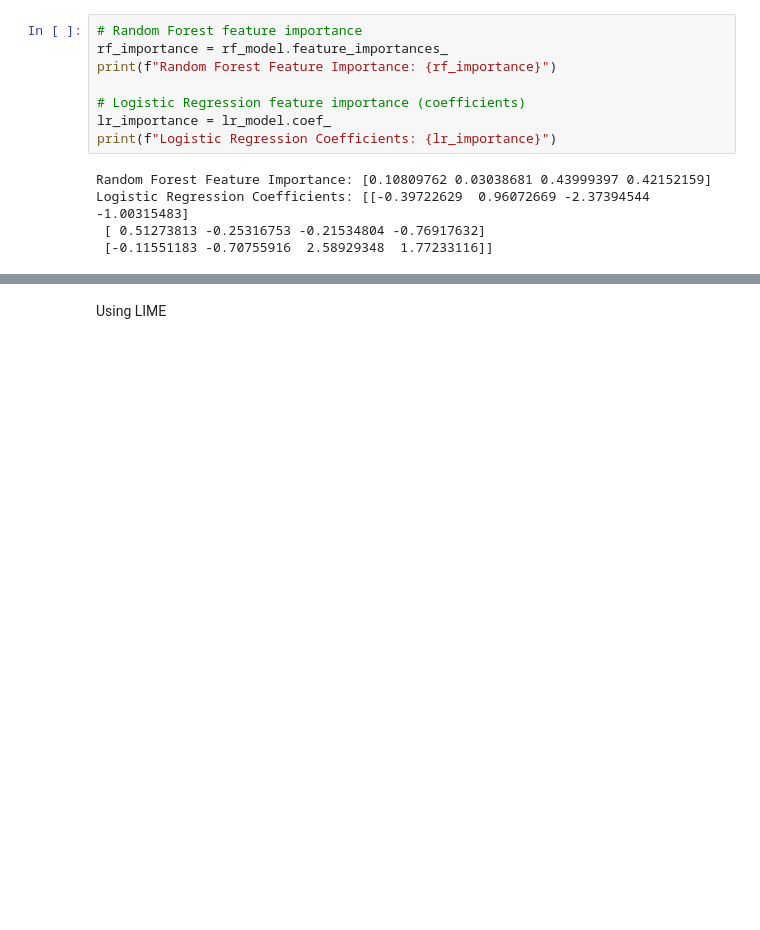
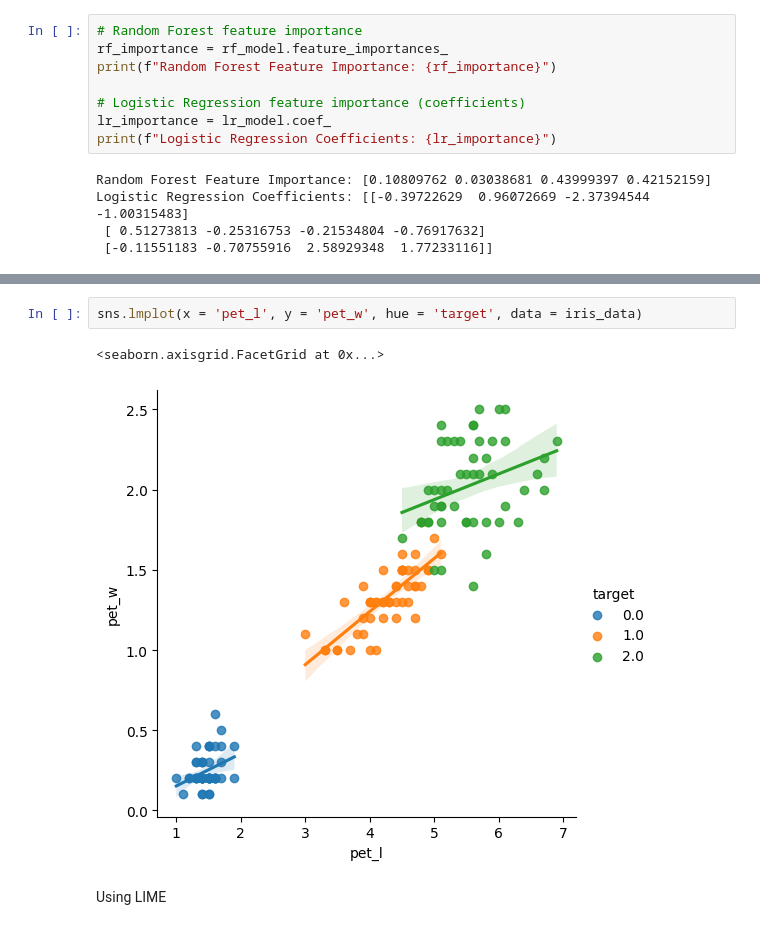
Before and after one commit to jreid94/schulich_data_science, a Jupyter notebook: Data Science 2/In Class Exercises/class3_interpretability.ipynb, the cells around one changed output, grey strips where cells are left out. Saved outputs shown, nothing was run; the diff lists cells and outputs as text; blank space fills up the shorter version.

```diff
--- a/Data Science 2/In Class Exercises/class3_interpretability.ipynb
+++ b/Data Science 2/In Class Exercises/class3_interpretability.ipynb
@@ -73,3 +105,8 @@ Logistic Regression Coefficients: [[-0.39722629  0.96072669 -2.37394544 -1.00315
+# %%
+sns.lmplot(x = 'pet_l', y = 'pet_w', hue = 'target', data = iris_data)
+# %% [output]
+<seaborn.axisgrid.FacetGrid at 0x...>
+[figure, added]
 # %% [markdown]
 Using LIME
 # %%
```
Also changed, not shown: parts of 6 cells of this notebook, 1 other file.
